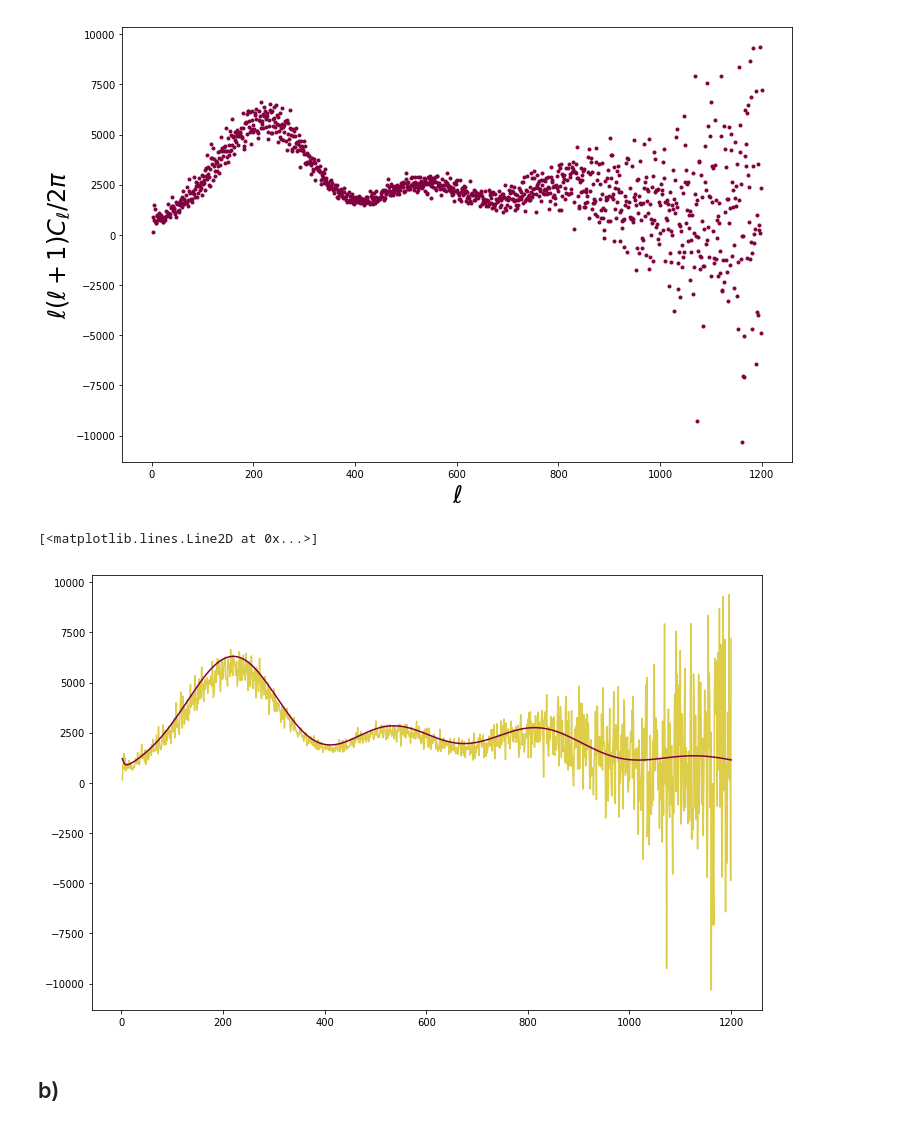
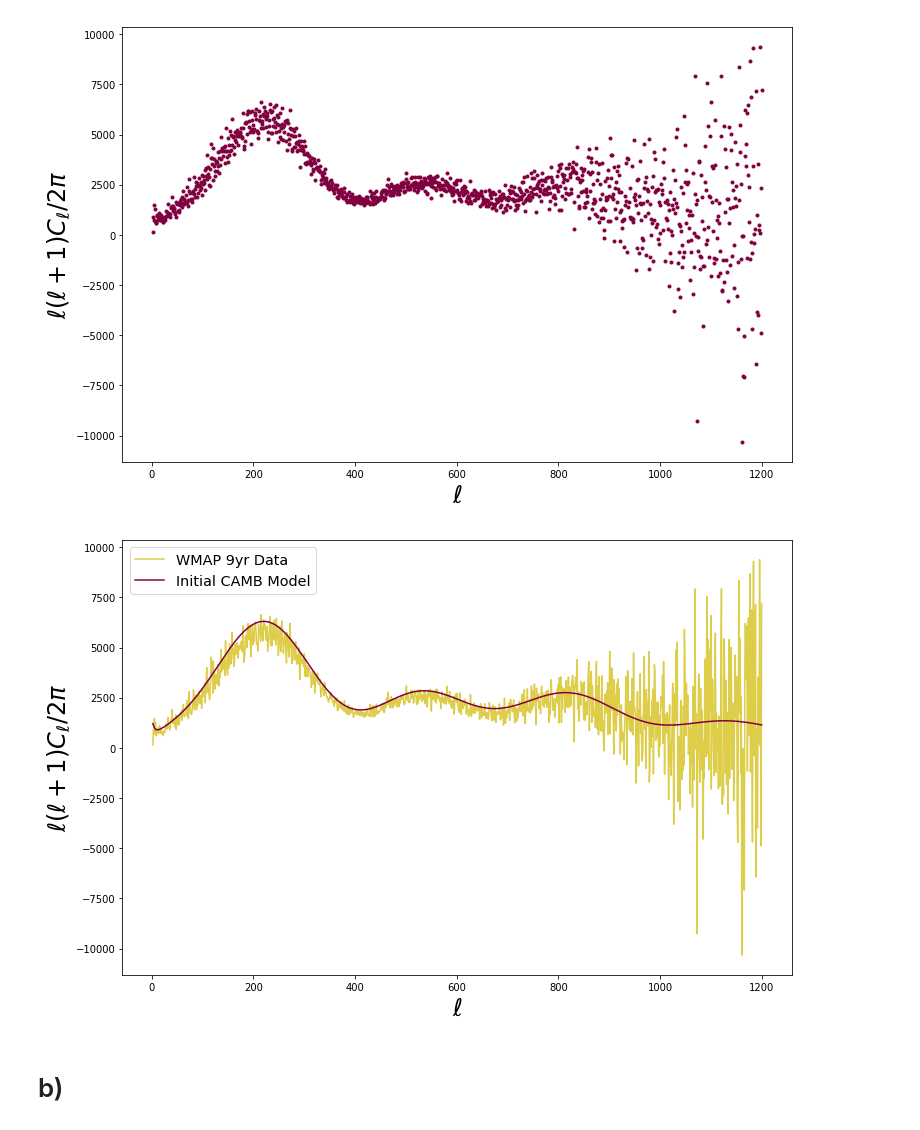
Before and after one commit to marcusmerryfield/phys641_hw, a Jupyter notebook: assignment_5/assignment_5.ipynb, the cells around one changed output. Drawn from its saved outputs; the diff is of its cells as text; code cells hidden in the pictures.

```diff
--- a/assignment_5/assignment_5.ipynb
+++ b/assignment_5/assignment_5.ipynb
@@ -36,13 +39,16 @@ powers = results.get_cmb_power_spectra(pars, CMB_unit='muK')
 # %%
 C_l_gen = powers['total'][int(l.min()):int(l.max()+1),0]
 # %%
-plt.plot(l,C_l,c=c2,alpha=0.75)
-plt.plot(l,C_l_gen,c=c1)
+plt.plot(l,C_l,c=c2,alpha=0.75,label='WMAP 9yr Data')
+plt.plot(l,C_l_gen,c=c1,label='Initial CAMB Model')
+plt.xlabel('$\ell$',fontsize=24)
+plt.ylabel('$\ell (\ell + 1) C_\ell / 2\pi$',fontsize=24)
+plt.legend(fontsize='x-large')
+plt.show()
 # %% [output]
-[<matplotlib.lines.Line2D at 0x...>]
-[figure, old version]
+[figure, new version]
 # %% [markdown]
-## b)
+# b)
 # %%
 def get_chisq(data,model,sigma):
     chisq = np.sum((data-model)**2/sigma**2)
```
Also changed, not shown: parts of 30 cells of this notebook, 18 other files.
